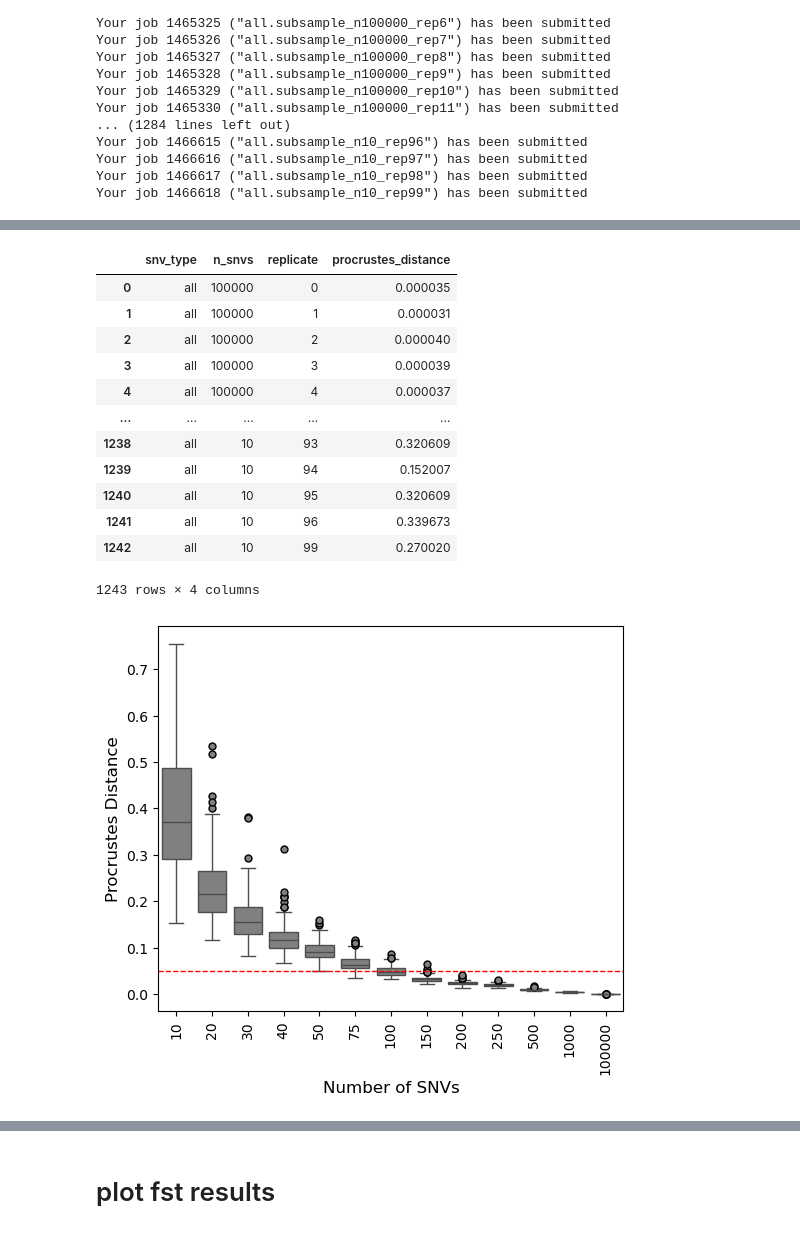
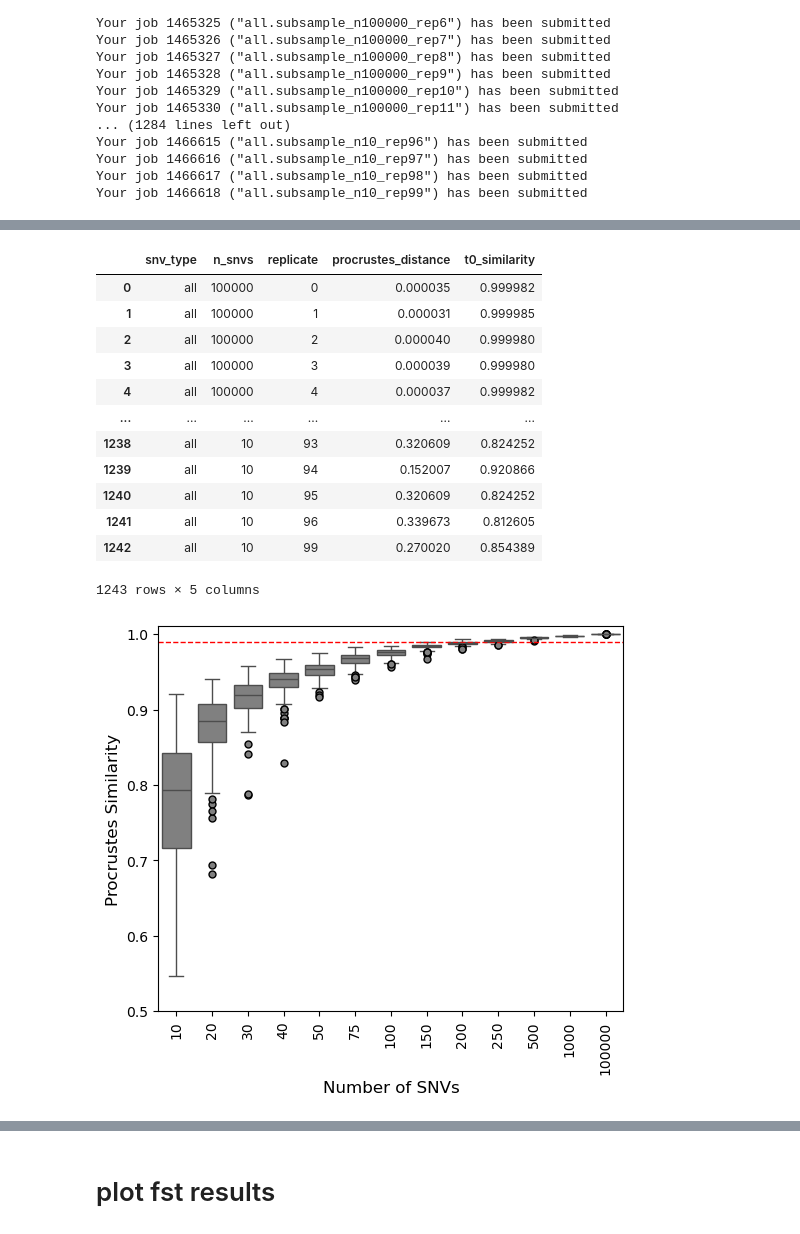
Before and after one commit to nealplatt/schisto_aim_panel, a Jupyter notebook: code/aim_panel_development.ipynb, the cells around one changed output, grey strips where cells are left out. Drawn from its saved outputs; the diff is of its cells as text; code cells hidden in the pictures.

Commit message:
calcualte similarit and log plot

```diff
--- a/code/aim_panel_development.ipynb
+++ b/code/aim_panel_development.ipynb
@@ -461,5 +514,5 @@ for snv_type in ["all"]:
                     out.write(f"{snv_type},{n_snvs},{rep}")
 
 # Convert results to a DataFrame and save
-procrustes_df = pd.DataFrame(procrustes_distances, columns=["snv_type", "n_snvs", "replicate", "procrustes_distance"])
+procrustes_df = pd.DataFrame(procrustes_distances, columns=["snv_type", "n_snvs", "replicate", "m2"])
 procrustes_df.to_csv("procrustes.csv", index=False, header=True, sep=",")
@@ -466,47 +523,48 @@ procrustes_df.to_csv("procrustes.csv", index=False, header=True, sep=",")
 # %%
+procrustes_df["t0_similarity"] = np.sqrt(1 - procrustes_df["procrustes_distance"])
 procrustes_df
 # %% [output]
-|  | snv_type | n_snvs | replicate | procrustes_distance |
-| 0 | all | 100000 | 0 | 0.000035 |
-| 1 | all | 100000 | 1 | 0.000031 |
-| 2 | all | 100000 | 2 | 0.000040 |
-| 3 | all | 100000 | 3 | 0.000039 |
-| 4 | all | 100000 | 4 | 0.000037 |
-| ... | ... | ... | ... | ... |
-| 1238 | all | 10 | 93 | 0.320609 |
-| 1239 | all | 10 | 94 | 0.152007 |
-| 1240 | all | 10 | 95 | 0.320609 |
-| 1241 | all | 10 | 96 | 0.339673 |
-| 1242 | all | 10 | 99 | 0.270020 |
+|  | snv_type | n_snvs | replicate | procrustes_distance | t0_similarity |
+| 0 | all | 100000 | 0 | 0.000035 | 0.999982 |
+| 1 | all | 100000 | 1 | 0.000031 | 0.999985 |
+| 2 | all | 100000 | 2 | 0.000040 | 0.999980 |
+| 3 | all | 100000 | 3 | 0.000039 | 0.999980 |
+| 4 | all | 100000 | 4 | 0.000037 | 0.999982 |
+| ... | ... | ... | ... | ... | ... |
+| 1238 | all | 10 | 93 | 0.320609 | 0.824252 |
+| 1239 | all | 10 | 94 | 0.152007 | 0.920866 |
+| 1240 | all | 10 | 95 | 0.320609 | 0.824252 |
+| 1241 | all | 10 | 96 | 0.339673 | 0.812605 |
+| 1242 | all | 10 | 99 | 0.270020 | 0.854389 |
-1243 rows × 4 columns
+1243 rows × 5 columns
 # %%
 import matplotlib.pyplot as plt
 import seaborn as sns
 
 # Create a boxplot grouped by 'n_snvs' using 'procrustes_distance' as values
 plt.figure(figsize=(6, 5))
 sns.boxplot(x="n_snvs",
-            y="procrustes_distance",
+            y="t0_similarity",
             data=procrustes_df.loc[procrustes_df["n_snvs"]>=10],
             color="grey",
             flierprops=dict(marker='o', markerfacecolor='grey', markeredgecolor='black', markersize=5, linestyle="none")
            )
 # Set labels and title
 plt.xlabel("Number of SNVs", fontsize=12)
 plt.xticks(rotation=90)
-plt.ylabel("Procrustes Distance", fontsize=12)
+plt.ylabel("Procrustes Similarity", fontsize=12)
 #plt.title("Boxplot of Procrustes Distance by Number of SNVs", fontsize=14)
-
-plt.axhline(y=0.05, color='red', linestyle='--', linewidth=1)
+plt.ylim(0.5, 1.01)
+plt.axhline(y=0.99, color='red', linestyle='--', linewidth=1)
 
 # Adjust layout
 # plt.tight_layout()
 
 # Save the figure
-plt.savefig(f"all.procrustes.png", facecolor="white", dpi=600, bbox_inches="tight")
-plt.savefig(f"all.procrustes.svg")
+plt.savefig(f"all.t0.procrustes.png", facecolor="white", dpi=600, bbox_inches="tight")
+plt.savefig(f"all.t0.procrustes.svg")
 
 # Show the plot
 plt.show()
 # %% [output]
-[figure, old version]
+[figure, new version]
```
Also changed, not shown: parts of 11 cells of this notebook.
